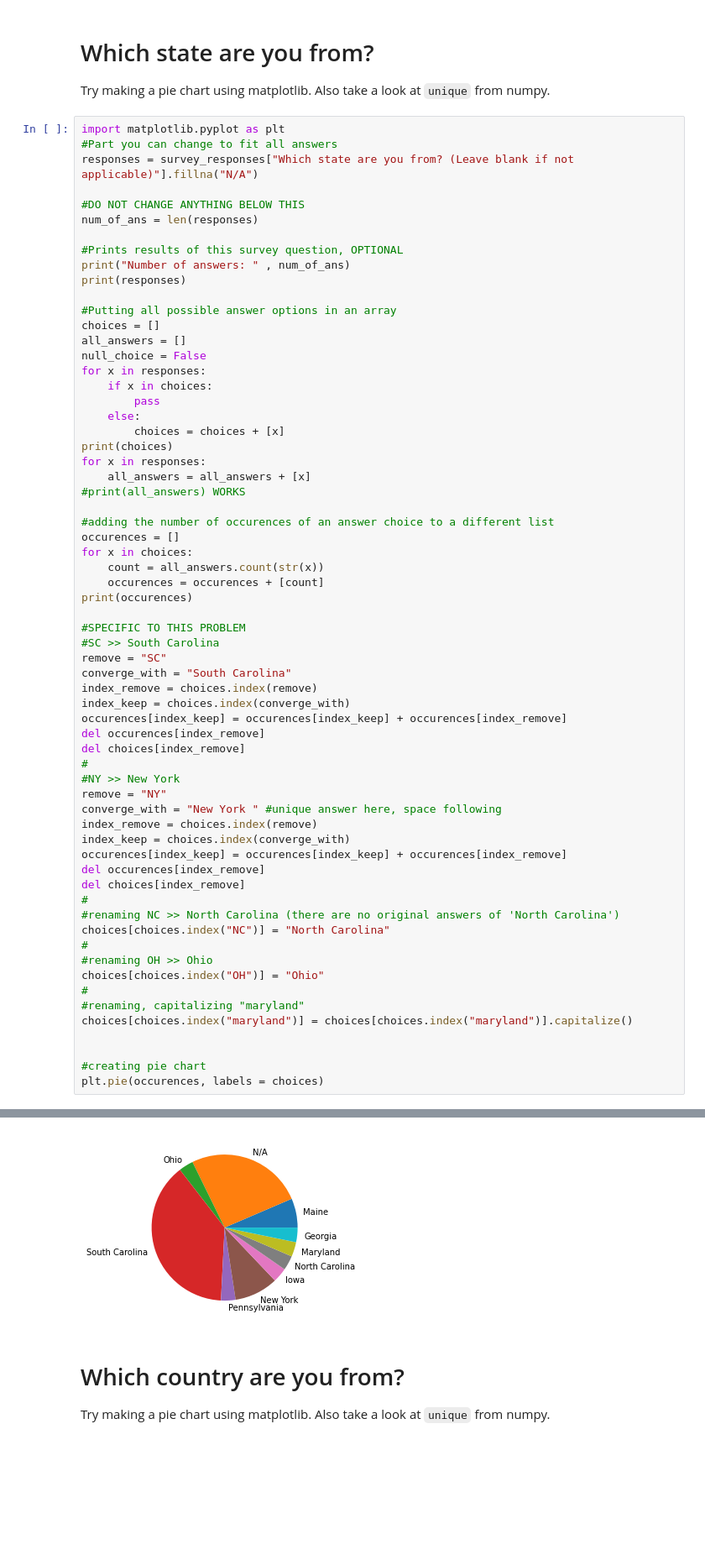
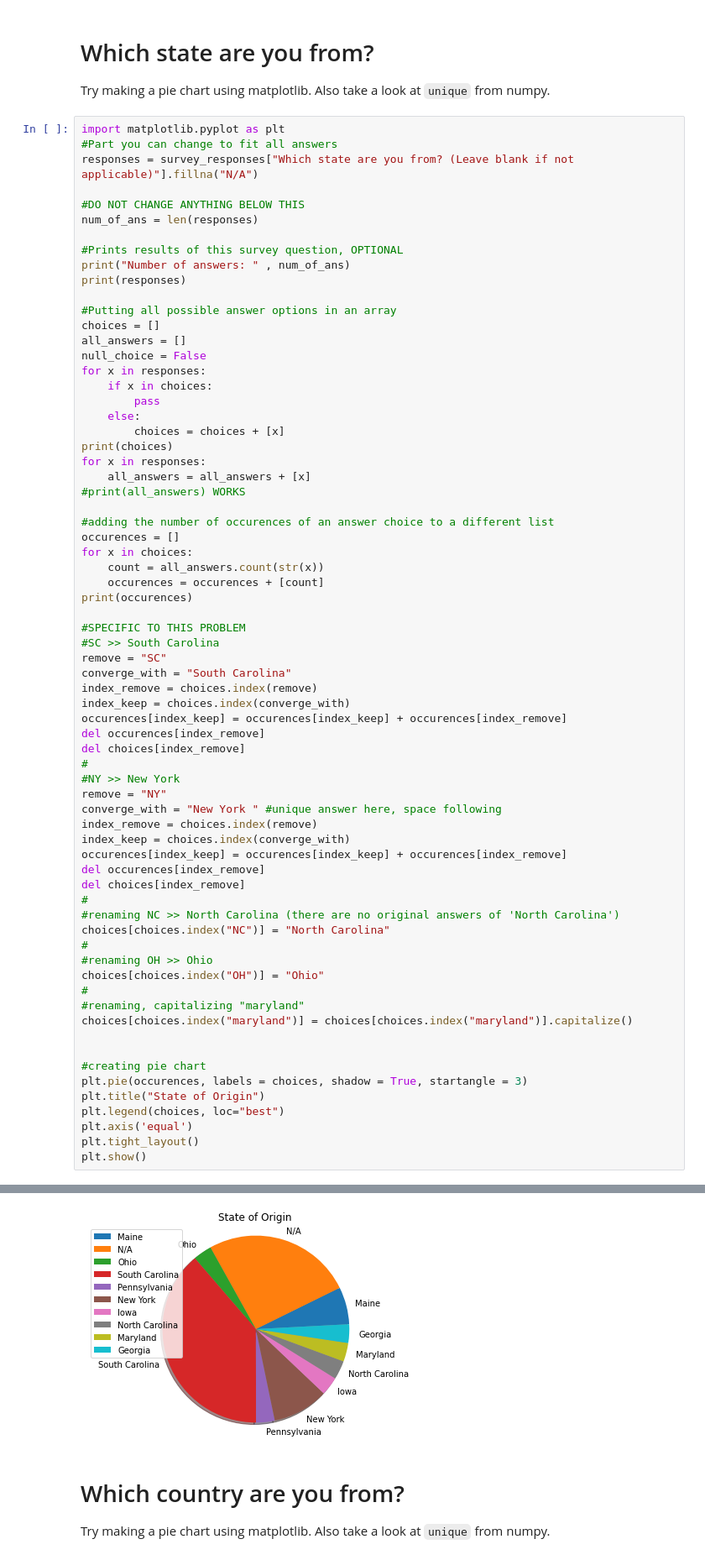
Before and after one commit to Z-EAC/STEM_Python_Course, a Jupyter notebook: 01_Week1/05_PackagesIntro/05_A_packages_activity.ipynb, the cells around one changed output, grey strips where cells are left out. Shown at 84% size. Drawn from its saved outputs; the diff is of its cells as text; blank space fills up the shorter version.

```diff
--- a/01_Week1/05_PackagesIntro/05_A_packages_activity.ipynb
+++ b/01_Week1/05_PackagesIntro/05_A_packages_activity.ipynb
@@ -313,7 +291,12 @@ choices[choices.index("maryland")] = choices[choices.index("maryland")].capitali
 
 
 #creating pie chart
-plt.pie(occurences, labels = choices)
+plt.pie(occurences, labels = choices, shadow = True, startangle = 3)
+plt.title("State of Origin")
+plt.legend(choices, loc="best")
+plt.axis('equal')
+plt.tight_layout()
+plt.show()
 # %% [output]
 Number of answers:  31
 0              Maine
@@ -355,4 +318,4 @@ Name: Which state are you from? (Leave blank if not applicable), dtype: object
-[figure, old version]
+[figure, new version]
 # %% [markdown]
 # Which country are you from?
 Try making a pie chart using matplotlib. Also take a look at `unique` from numpy.
```
Also changed, not shown: parts of 3 cells of this notebook.
